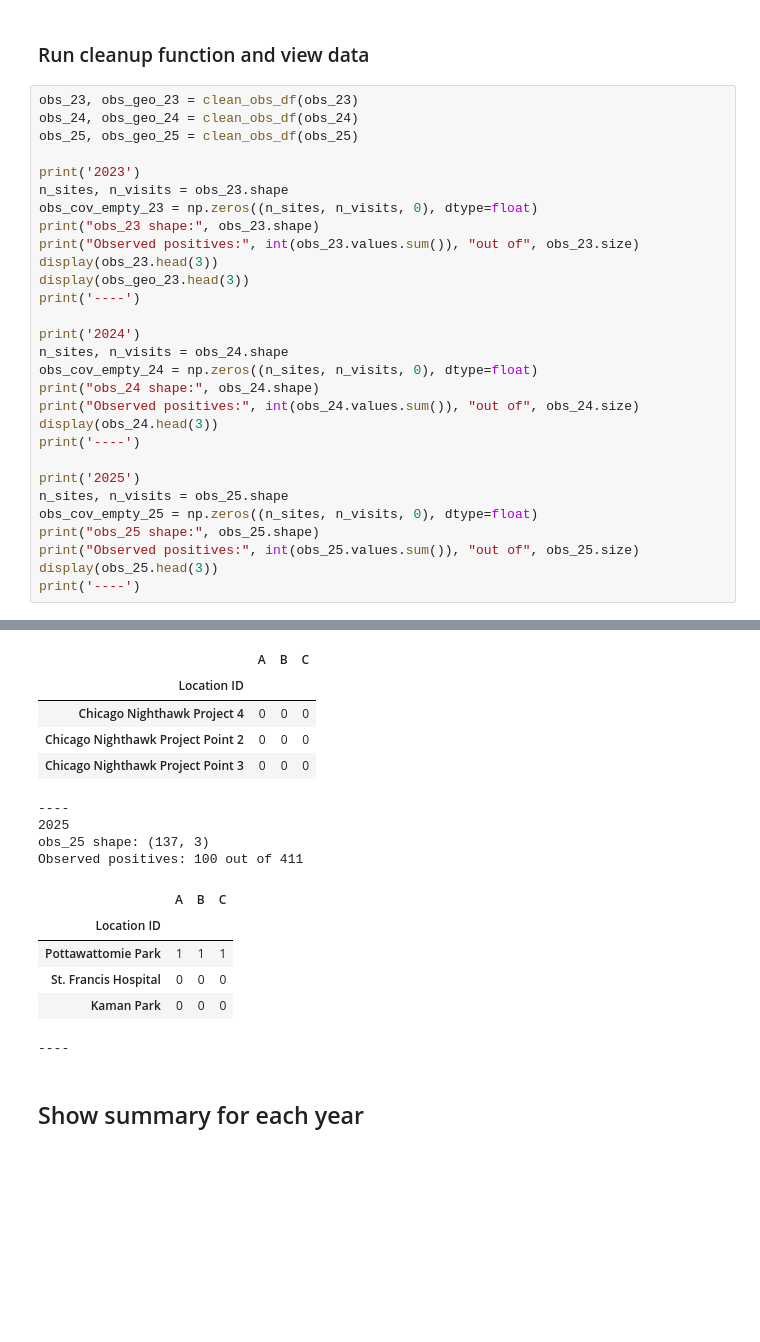
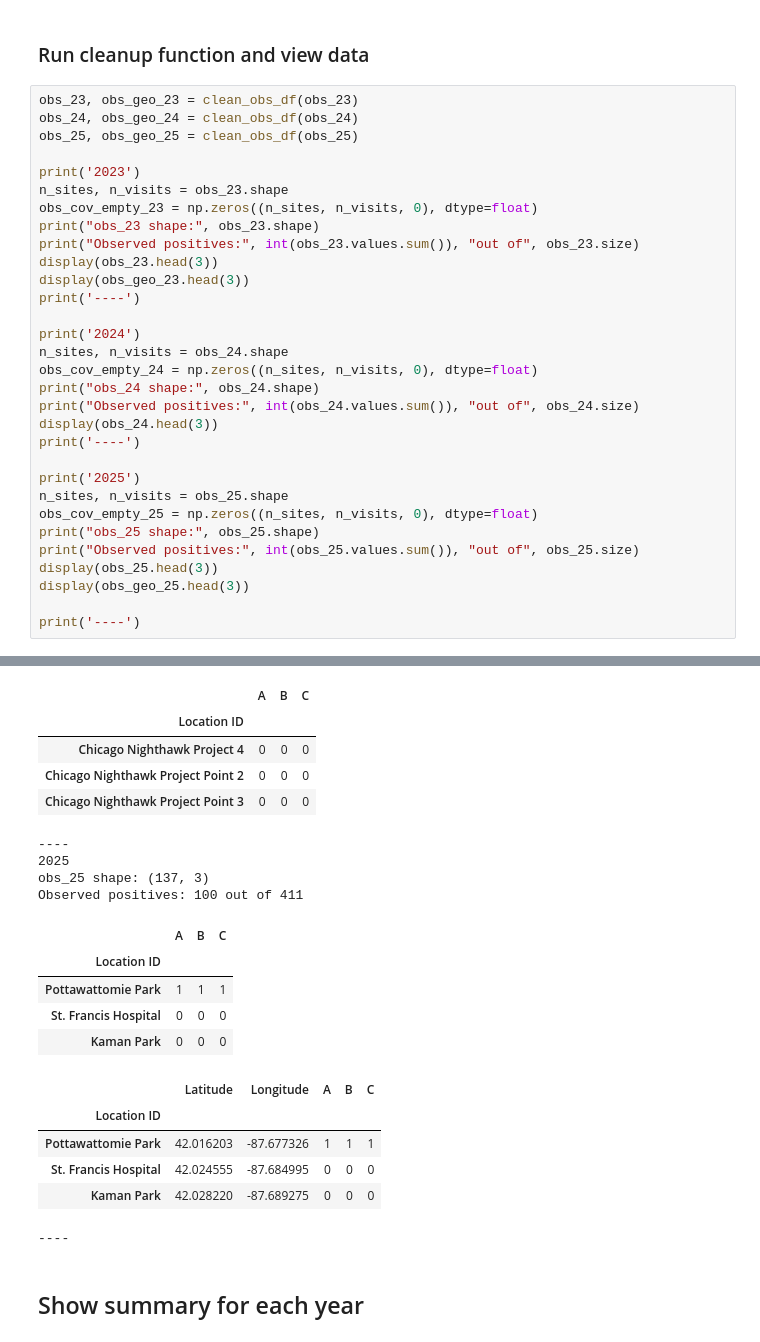
Before and after one commit to stymo/notebooks, a Jupyter notebook: Chicago_Nighthawk_Project_Occupancy_Modeling_Analysis_Maps.ipynb, the cells around one changed output, grey strips where cells are left out. Cells and saved outputs as stored; diff of their text form; blank space fills up the shorter version.

```diff
--- a/Chicago_Nighthawk_Project_Occupancy_Modeling_Analysis_Maps.ipynb
+++ b/Chicago_Nighthawk_Project_Occupancy_Modeling_Analysis_Maps.ipynb
@@ -198,39 +221,46 @@ obs_cov_empty_25 = np.zeros((n_sites, n_visits, 0), dtype=float)
 print("obs_25 shape:", obs_25.shape)
 print("Observed positives:", int(obs_25.values.sum()), "out of", obs_25.size)
 display(obs_25.head(3))
+display(obs_geo_25.head(3))
+
 print('----')
 # %% [output]
 2023
 obs_23 shape: (71, 3)
 Observed positives: 57 out of 213
 |  | A | B | C |
 | Location ID |  |  |  |
 | 2001 S Batavia Ave | 0 | 1 | 0 |
 | 719 S Batavia Ave | 1 | 1 | 1 |
 | 610 Franklin St | 1 | 1 | 1 |
 |  | Latitude | Longitude | A | B | C |
 | Location ID |  |  |  |  |  |
 | 2001 S Batavia Ave | 41.866 | -88.312 | 0 | 1 | 0 |
 | 719 S Batavia Ave | 41.879 | -88.307 | 1 | 1 | 1 |
 | 610 Franklin St | 41.886 | -88.313 | 1 | 1 | 1 |
 ----
 2024
 obs_24 shape: (98, 3)
 Observed positives: 67 out of 294
 |  | A | B | C |
 | Location ID |  |  |  |
 | Chicago Nighthawk Project 4 | 0 | 0 | 0 |
 | Chicago Nighthawk Project Point 2 | 0 | 0 | 0 |
 | Chicago Nighthawk Project Point 3 | 0 | 0 | 0 |
 ----
 2025
 obs_25 shape: (137, 3)
 Observed positives: 100 out of 411
 |  | A | B | C |
 | Location ID |  |  |  |
 | Pottawattomie Park | 1 | 1 | 1 |
 | St. Francis Hospital | 0 | 0 | 0 |
 | Kaman Park | 0 | 0 | 0 |
+|  | Latitude | Longitude | A | B | C |
+| Location ID |  |  |  |  |  |
+| Pottawattomie Park | 42.016203 | -87.677326 | 1 | 1 | 1 |
+| St. Francis Hospital | 42.024555 | -87.684995 | 0 | 0 | 0 |
+| Kaman Park | 42.028220 | -87.689275 | 0 | 0 | 0 |
 ----
 # %% [markdown]
 ## Show summary for each year
```
Also changed, not shown: parts of 11 cells of this notebook.
